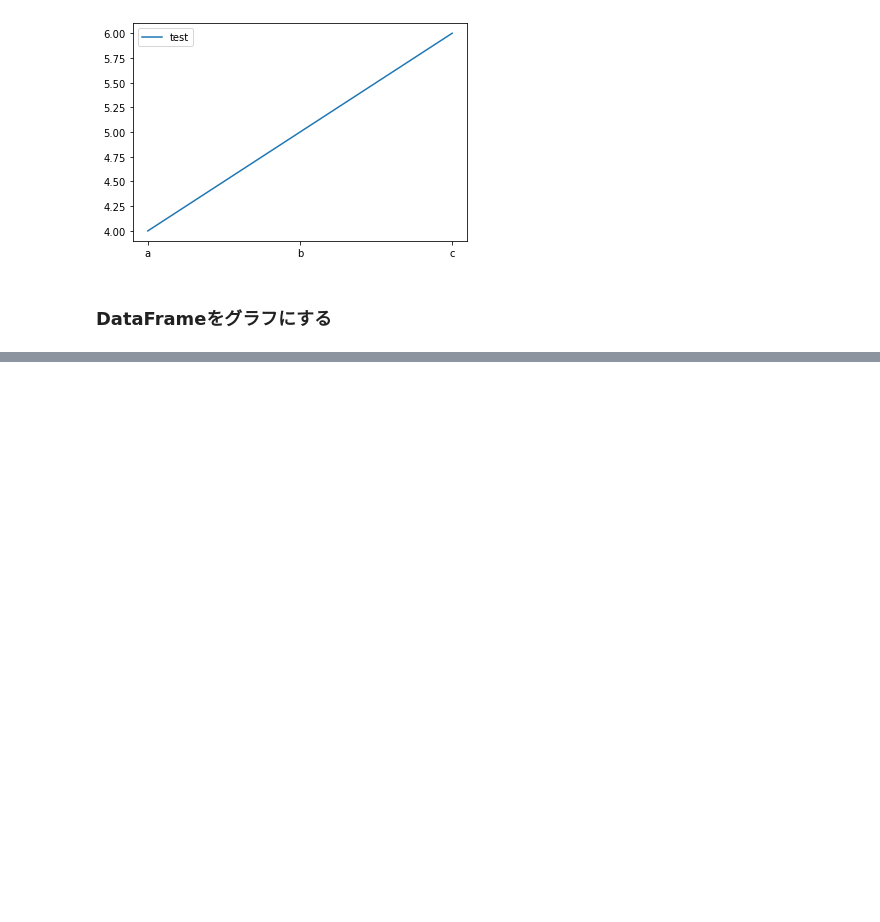
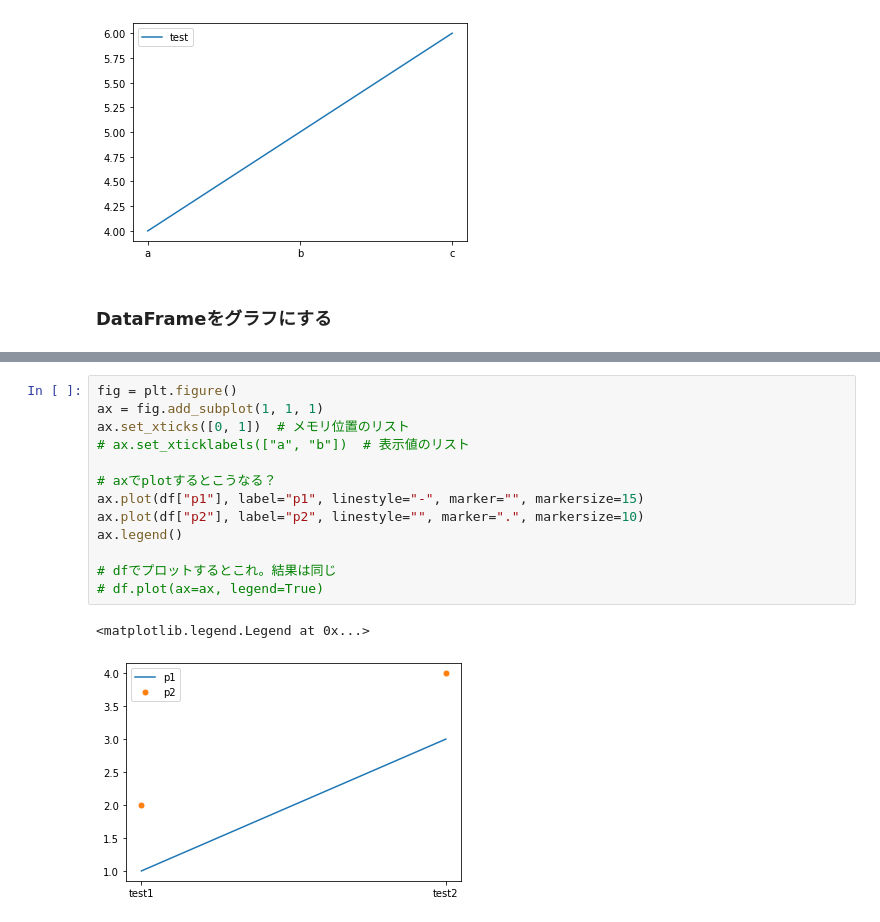
Before and after one commit to ri003074/Python3, a Jupyter notebook: src/matplotlib/matplotlib_summary.ipynb, the cells around one changed output, grey strips where cells are left out. Saved outputs shown, nothing was run; the diff lists cells and outputs as text; blank space fills up the shorter version.

```diff
--- a/src/matplotlib/matplotlib_summary.ipynb
+++ b/src/matplotlib/matplotlib_summary.ipynb
@@ -38,0 +39,16 @@ df
+# %%
+fig = plt.figure()
+ax = fig.add_subplot(1, 1, 1)
+ax.set_xticks([0, 1])  # メモリ位置のリスト
+# ax.set_xticklabels(["a", "b"])  # 表示値のリスト
+
+# axでplotするとこうなる？
+ax.plot(df["p1"], label="p1", linestyle="-", marker="", markersize=15)
+ax.plot(df["p2"], label="p2", linestyle="", marker=".", markersize=10)
+ax.legend()
+
+# dfでプロットするとこれ。結果は同じ
+# df.plot(ax=ax, legend=True)
+# %% [output]
+<matplotlib.legend.Legend at 0x...>
+[figure, added]
```
Also changed, not shown: parts of 8 cells of this notebook, 9 other files.
